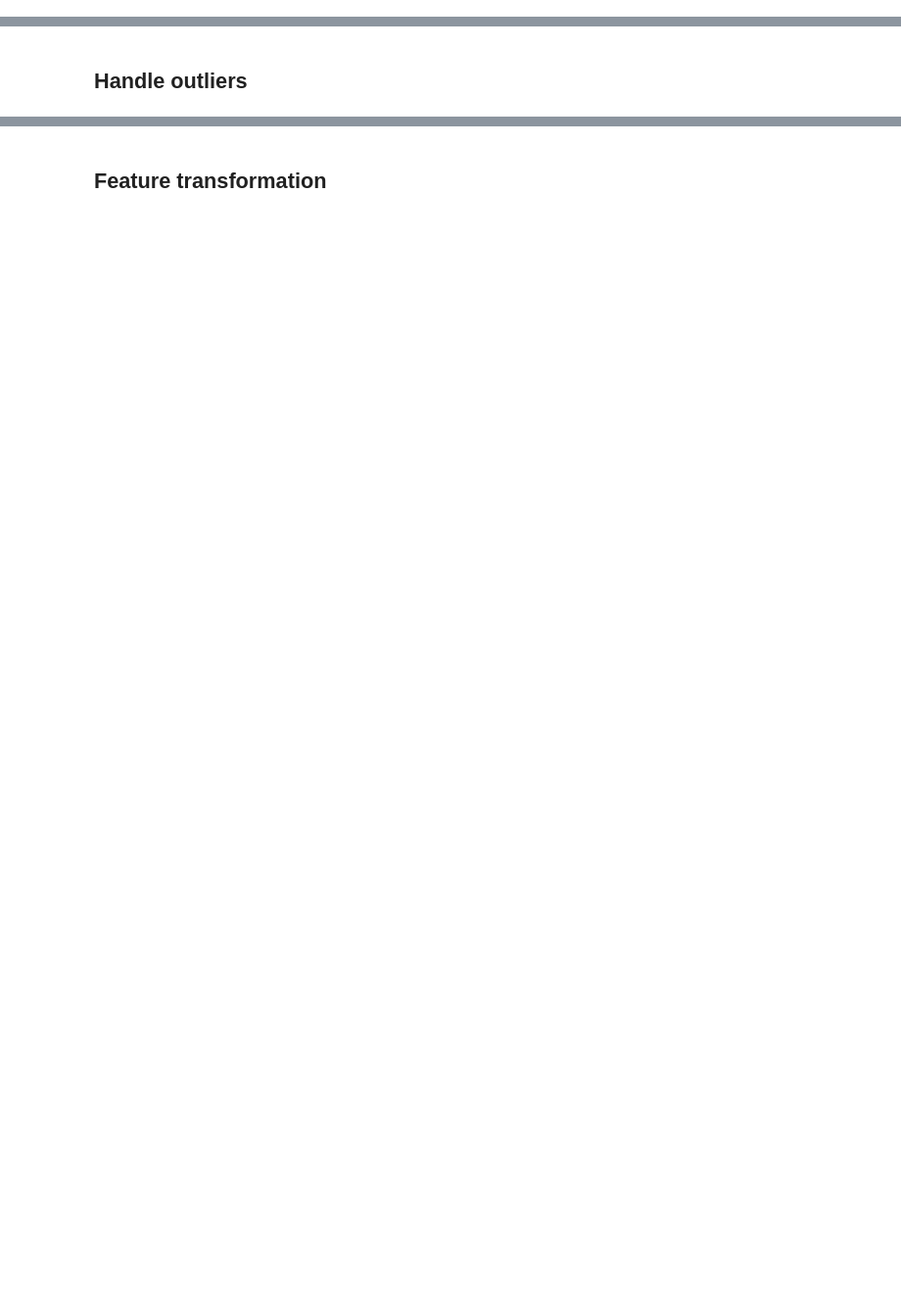
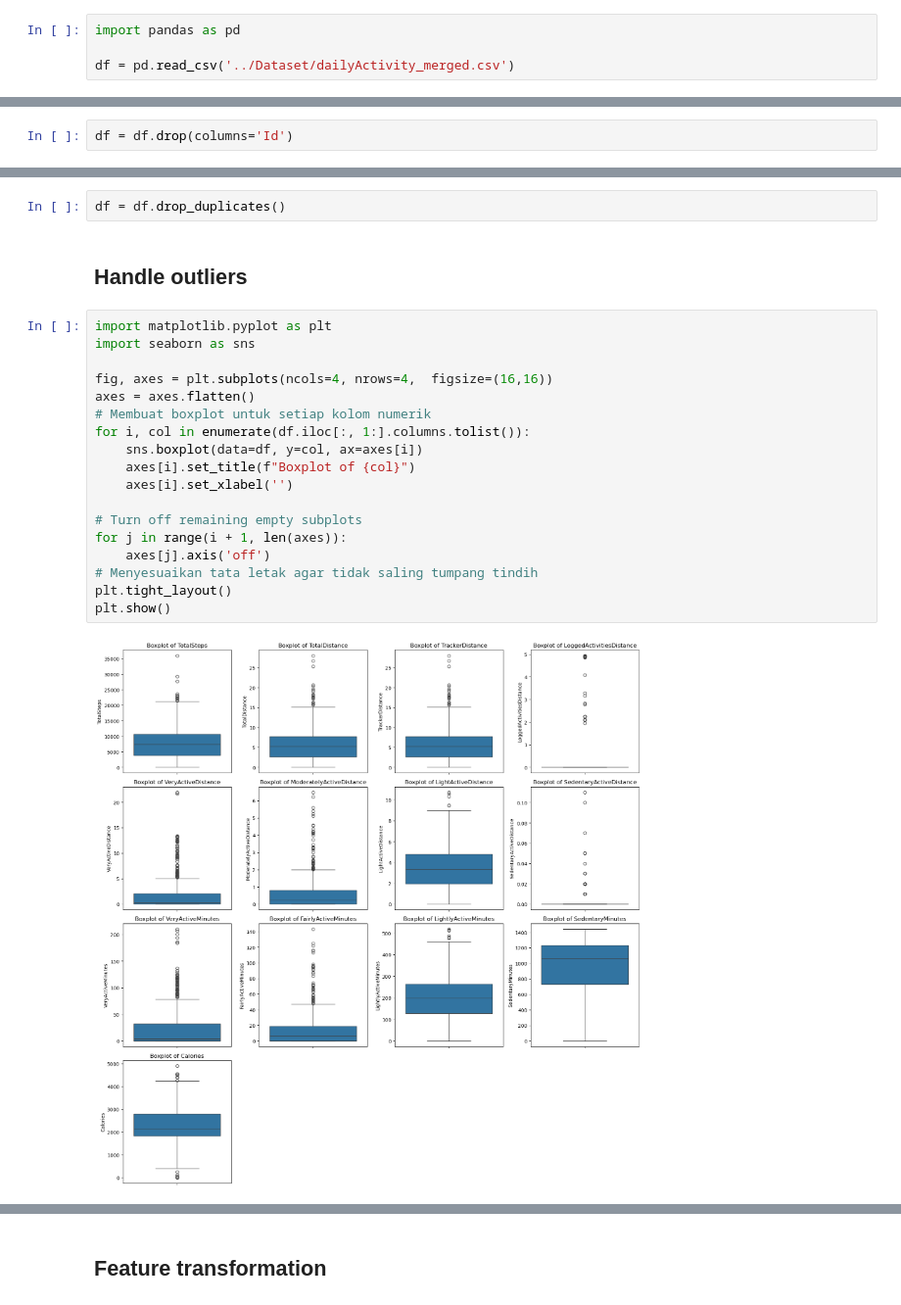
Before and after one commit to bintangphylosophie/Final-Project-Rakamin-FitBit-Tracker-Data, a Jupyter notebook: Preprocessing/Preprocessing_Asty.ipynb, the cells around one changed output, grey strips where cells are left out. Shown at 98% size. Cells and saved outputs as stored; diff of their text form; blank space fills up the shorter version.

```diff
--- a/Preprocessing/Preprocessing_Asty.ipynb
+++ b/Preprocessing/Preprocessing_Asty.ipynb
@@ -0,0 +5,4 @@
+# %%
+import pandas as pd
+
+df = pd.read_csv('../Dataset/dailyActivity_merged.csv')
@@ -1,3 +95,5 @@
+# %%
+df = df.drop(columns='Id')
 # %% [markdown]
 # Data Cleansing
 # %% [markdown]
@@ -7,2 +125,24 @@
+# %%
+df = df.drop_duplicates()
 # %% [markdown]
 ## Handle outliers
+# %%
+import matplotlib.pyplot as plt
+import seaborn as sns
+
+fig, axes = plt.subplots(ncols=4, nrows=4,  figsize=(16,16))
+axes = axes.flatten()
+# Membuat boxplot untuk setiap kolom numerik
+for i, col in enumerate(df.iloc[:, 1:].columns.tolist()):
+    sns.boxplot(data=df, y=col, ax=axes[i])
+    axes[i].set_title(f"Boxplot of {col}")
+    axes[i].set_xlabel('')
+
+# Turn off remaining empty subplots
+for j in range(i + 1, len(axes)):
+    axes[j].axis('off')
+# Menyesuaikan tata letak agar tidak saling tumpang tindih
+plt.tight_layout()
+plt.show()
+# %% [output]
+[figure, added]
```
Also changed, not shown: parts of 55 cells of this notebook.
